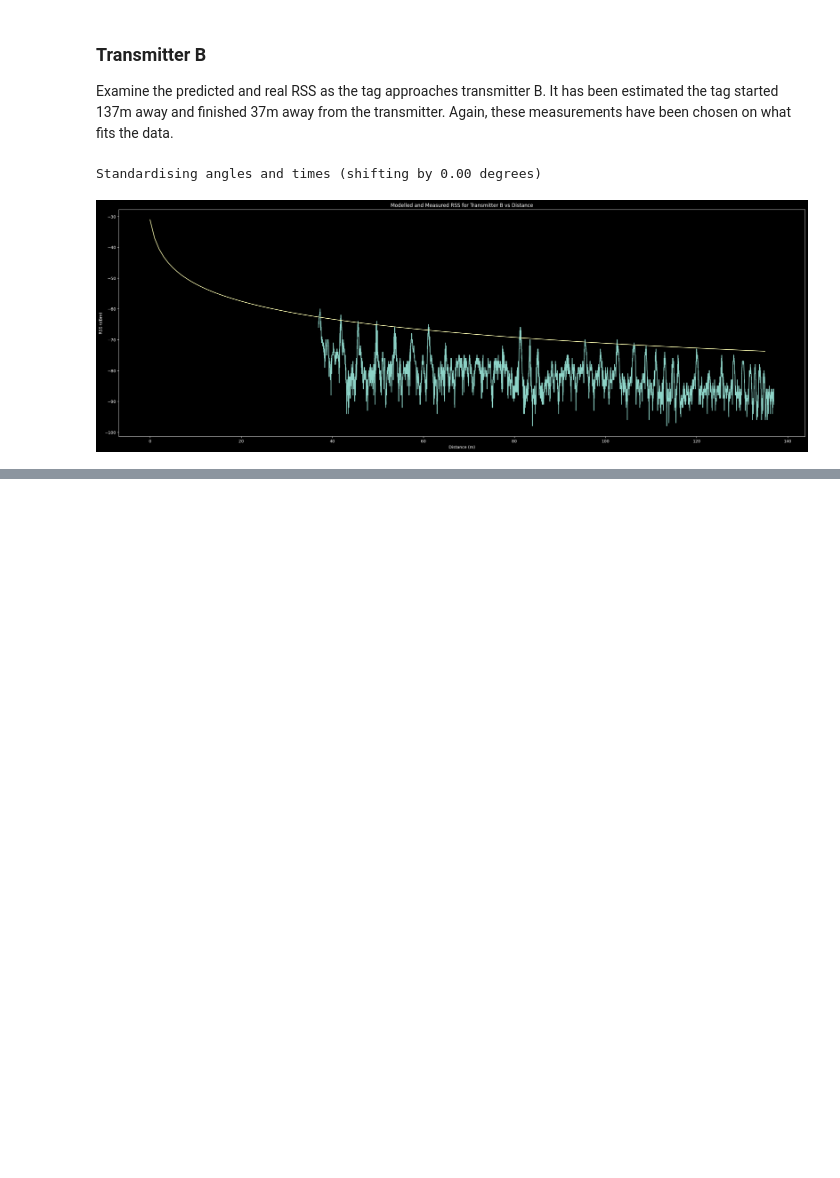
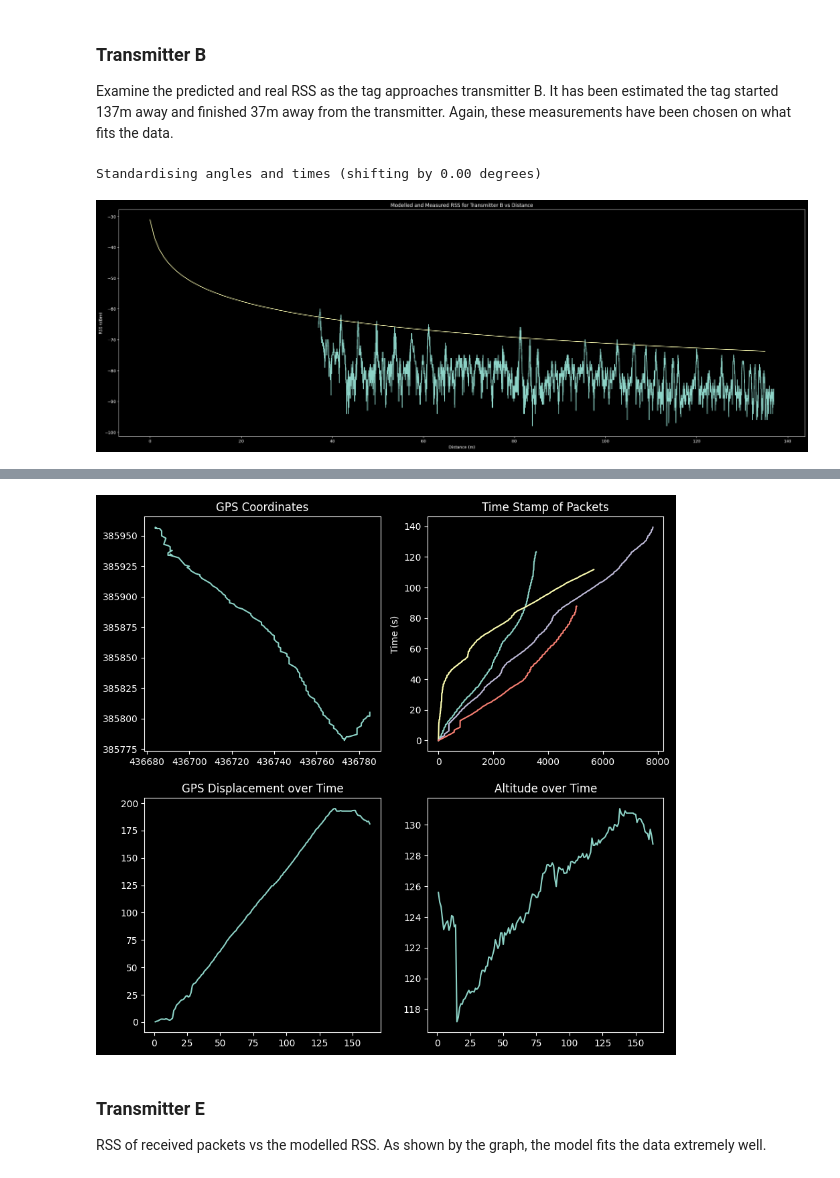
Before and after one commit to SheffieldMLtracking/BLEanalysis, a Jupyter notebook: jupyter/Finley/FSPL.ipynb, the cells around one changed output, grey strips where cells are left out. Drawn from its saved outputs; the diff is of its cells as text; code cells hidden in the pictures; blank space fills up the shorter version.

```diff
--- a/jupyter/Finley/FSPL.ipynb
+++ b/jupyter/Finley/FSPL.ipynb
@@ -150,0 +122,10 @@ Standardising angles and times (shifting by 0.00 degrees)
+# %%
+from BLEanalysis.finley import *
+
+# extract tag log data and gps data and convert them into objects
+log_data_a = BlePacket.parse_log("/home/finley/Git/BLEanalysis/bluetooth_experiments/March 26 2025 Field Trial/straightpath5/straightpath5noperson.log", 'a', end=1)
+log_data_b = BlePacket.parse_log("/home/finley/Git/BLEanalysis/bluetooth_experiments/March 26 2025 Field Trial/straightpath5/straightpath5noperson.log", 'b', 28, 1)
+log_data_c = BlePacket.parse_log("/home/finley/Git/BLEanalysis/bluetooth_experiments/March 26 2025 Field Trial/straightpath5/straightpath5noperson.log", 'c', end=1)
+log_data_e = BlePacket.parse_log("/home/finley/Git/BLEanalysis/bluetooth_experiments/March 26 2025 Field Trial/straightpath5/straightpath5noperson.log", 'e', end=200)
+
+gps_data = GpsLog.parse_csv("/home/finley/Git/BLEanalysis/bluetooth_experiments/March 26 2025 Field Trial/straightpath5/2025-03-26_11_50_22_my_iOS_device.csv")
@@ -150,0 +143,30 @@ Standardising angles and times (shifting by 0.00 degrees)
+# %%
+# plot gps coordinates and rss over time on a graph
+plt.figure(figsize=(10, 10))
+
+plt.subplot(2, 2, 1)
+plt.title("GPS Coordinates")
+plt.plot([getattr(obj, "easting") for obj in gps_data], [getattr(obj, "northing") for obj in gps_data])
+
+plt.subplot(2, 2, 2)
+plt.title("Time Stamp of Packets")
+plt.plot([getattr(obj, "time") for obj in log_data_a])
+plt.plot([getattr(obj, "time") for obj in log_data_b])
+plt.plot([getattr(obj, "time") for obj in log_data_c])
+plt.plot([getattr(obj, "time") for obj in log_data_e])
+plt.ylabel("Time (s)")
+
+plt.subplot(2, 2, 3)
+plt.title("GPS Displacement over Time")
+plt.plot([getattr(obj, "relative_time") for obj in gps_data], [getattr(obj, "displacement") for obj in gps_data])
+
+plt.subplot(2, 2, 4)
+plt.title("Altitude over Time")
+plt.plot([getattr(obj, "relative_time") for obj in gps_data], [getattr(obj, "altitude") for obj in gps_data])
+plt.show()
+# %% [output]
+[figure, added]
+# %% [markdown]
+### Transmitter E
+
+RSS of received packets vs the modelled RSS. As shown by the graph, the model fits the data extremely well.
```
Also changed, not shown: parts of 16 cells of this notebook, 1 other file.
